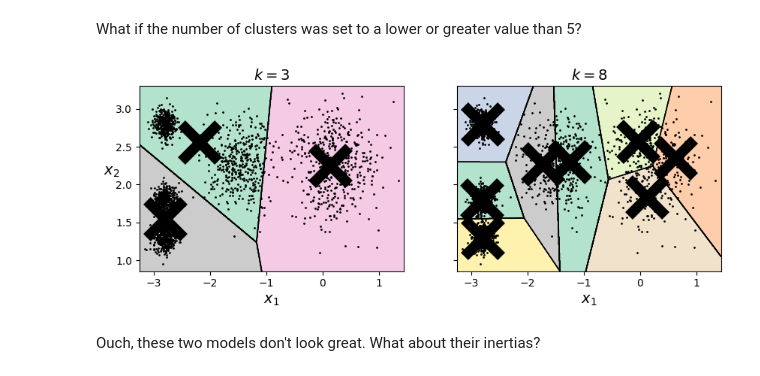
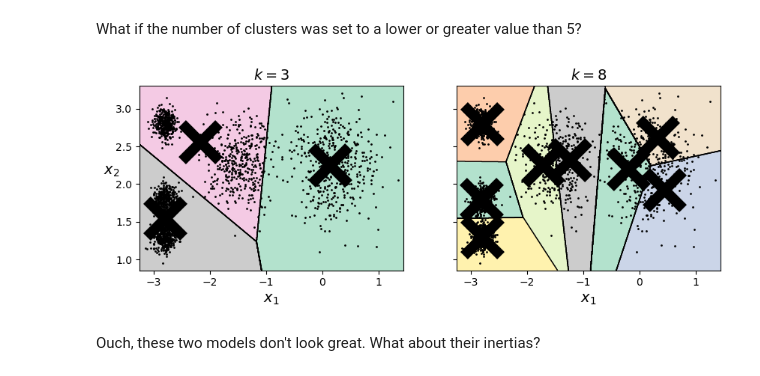
Before and after one commit to romerogroup/Notebooks_4SIAH, a Jupyter notebook: Machine_Learning/Chapter 5. Clustering.ipynb, the cells around one changed output. Cells and saved outputs as stored; diff of their text form; code cells hidden in the pictures.

```diff
--- a/Machine_Learning/Chapter 5. Clustering.ipynb
+++ b/Machine_Learning/Chapter 5. Clustering.ipynb
@@ -502,6 +555,6 @@ Scikit-Learn also implements a variant of the K-Means algorithm that supports mi
 # %%
 from sklearn.cluster import MiniBatchKMeans
 # %%
-minibatch_kmeans = MiniBatchKMeans(n_clusters=5, random_state=42)
+minibatch_kmeans = MiniBatchKMeans(n_clusters=5, random_state=42, n_init='auto')
 minibatch_kmeans.fit(X)
 # %% [output]
@@ -638,12 +698,12 @@ plt.axis([1, 100, 0, 6])
 # %% [markdown]
 What if the number of clusters was set to a lower or greater value than 5?
 # %%
-kmeans_k3 = KMeans(n_clusters=3, random_state=42)
-kmeans_k8 = KMeans(n_clusters=8, random_state=42)
+kmeans_k3 = KMeans(n_clusters=3, random_state=42, n_init='auto')
+kmeans_k8 = KMeans(n_clusters=8, random_state=42, n_init='auto')
 
 plot_clusterer_comparison(kmeans_k3, kmeans_k8, X, "$k=3$", "$k=8$")
 # %% [output]
-[figure, old version]
+[figure, new version]
 # %% [markdown]
 Ouch, these two models don't look great. What about their inertias?
 # %%
```
Also changed, not shown: parts of 87 cells of this notebook, 7 other files.
